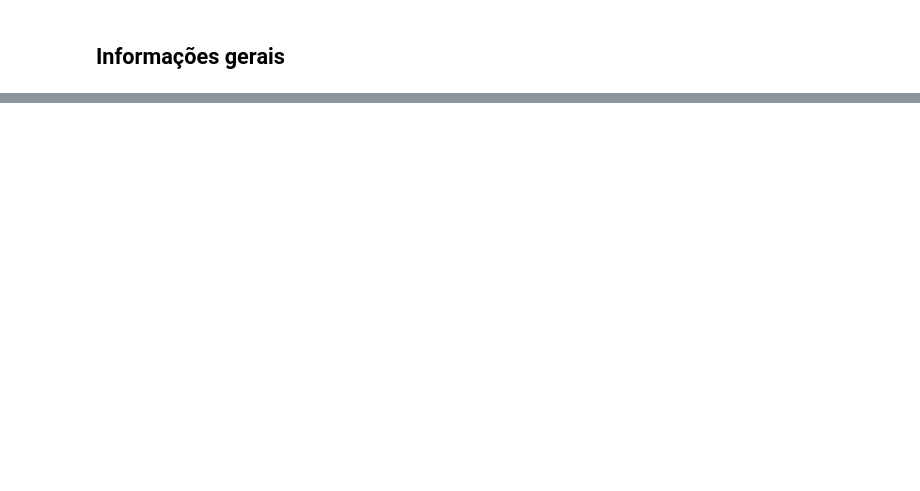
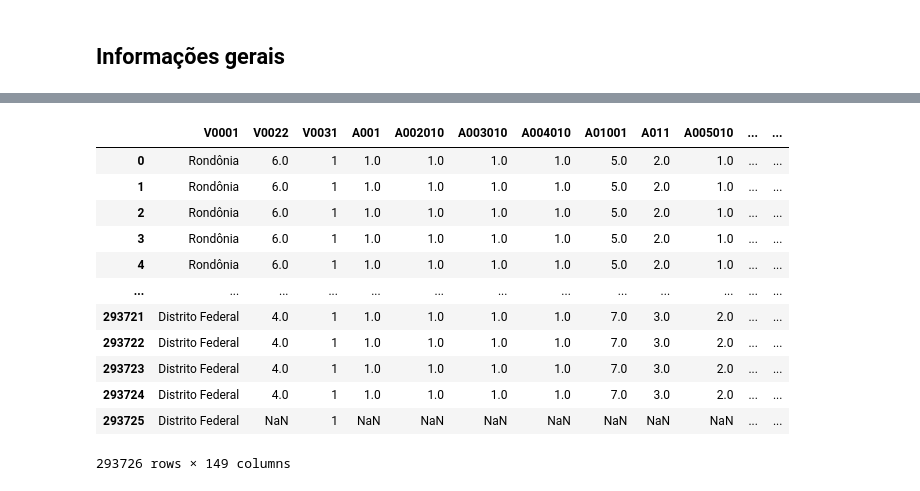
Before and after one commit to renankalfa/pnsaude-dashboards, a Jupyter notebook: ETL.ipynb, the cells around one changed output, grey strips where cells are left out. Drawn from its saved outputs; the diff is of its cells as text; code cells hidden in the pictures; blank space fills up the shorter version.

```diff
--- a/ETL.ipynb
+++ b/ETL.ipynb
@@ -76,0 +78,46 @@ data[[]]
+# %%
+geral_infodata['V0001'] = geral_infodata['V0001'].apply(lambda x:
+                                                      'Rondônia' if x == 11 else
+                                                      'Acre' if x == 12 else
+                                                      'Amazonas' if x == 13 else
+                                                      'Roraima' if x == 14 else
+                                                      'Pará' if x == 15 else
+                                                      'Amapá' if x == 16 else
+                                                      'Tocantins' if x == 17 else
+                                                      'Maranhão' if x == 21 else
+                                                      'Piauí' if x == 22 else
+                                                      'Ceará' if x == 23 else
+                                                      'Rio Grande do Norte' if x == 24 else
+                                                      'Paraíba' if x == 25 else
+                                                      'Pernambuco' if x == 26 else
+                                                      'Alagoas' if x == 27 else
+                                                      'Sergipe' if x == 28 else
+                                                      'Bahia' if x == 29 else
+                                                      'Minas Gerais' if x == 31 else
+                                                      'Espírito Santo' if x == 32 else
+                                                      'Rio de Janeiro' if x == 33 else
+                                                      'São Paulo' if x == 35 else
+                                                      'Paraná' if x == 41 else
+                                                      'Santa Catarina' if x == 42 else
+                                                      'Rio Grande do Sul' if x == 43 else
+                                                      'Mato Grosso do Sul' if x == 50 else
+                                                      'Mato Grosso' if x == 51 else
+                                                      'Goiás' if x == 52 else
+                                                      'Distrito Federal' if x == 53 else
+                                                      'Na')
+# %%
+geral_infodata
+# %% [output]
+|  | V0001 | V0022 | V0031 | A001 | A002010 | A003010 | A004010 | A01001 | A011 | A005010 | ... | ... |
+| 0 | Rondônia | 6.0 | 1 | 1.0 | 1.0 | 1.0 | 1.0 | 5.0 | 2.0 | 1.0 | ... | ... |
+| 1 | Rondônia | 6.0 | 1 | 1.0 | 1.0 | 1.0 | 1.0 | 5.0 | 2.0 | 1.0 | ... | ... |
+| 2 | Rondônia | 6.0 | 1 | 1.0 | 1.0 | 1.0 | 1.0 | 5.0 | 2.0 | 1.0 | ... | ... |
+| 3 | Rondônia | 6.0 | 1 | 1.0 | 1.0 | 1.0 | 1.0 | 5.0 | 2.0 | 1.0 | ... | ... |
+| 4 | Rondônia | 6.0 | 1 | 1.0 | 1.0 | 1.0 | 1.0 | 5.0 | 2.0 | 1.0 | ... | ... |
+| ... | ... | ... | ... | ... | ... | ... | ... | ... | ... | ... | ... | ... |
+| 293721 | Distrito Federal | 4.0 | 1 | 1.0 | 1.0 | 1.0 | 1.0 | 7.0 | 3.0 | 2.0 | ... | ... |
+| 293722 | Distrito Federal | 4.0 | 1 | 1.0 | 1.0 | 1.0 | 1.0 | 7.0 | 3.0 | 2.0 | ... | ... |
+| 293723 | Distrito Federal | 4.0 | 1 | 1.0 | 1.0 | 1.0 | 1.0 | 7.0 | 3.0 | 2.0 | ... | ... |
+| 293724 | Distrito Federal | 4.0 | 1 | 1.0 | 1.0 | 1.0 | 1.0 | 7.0 | 3.0 | 2.0 | ... | ... |
+| 293725 | Distrito Federal | NaN | 1 | NaN | NaN | NaN | NaN | NaN | NaN | NaN | ... | ... |
+293726 rows × 149 columns
```
Also changed, not shown: parts of 5 cells of this notebook.
